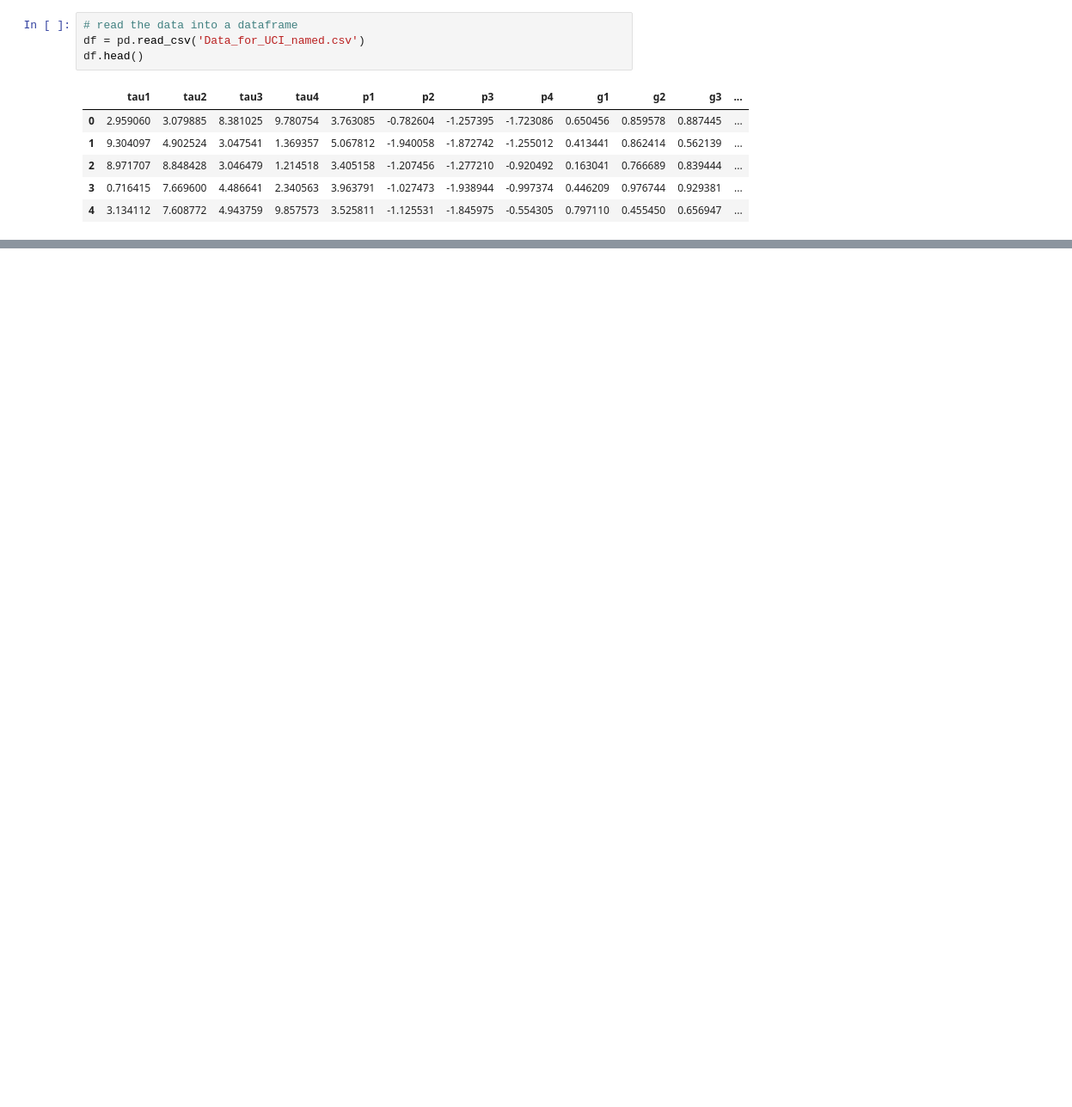
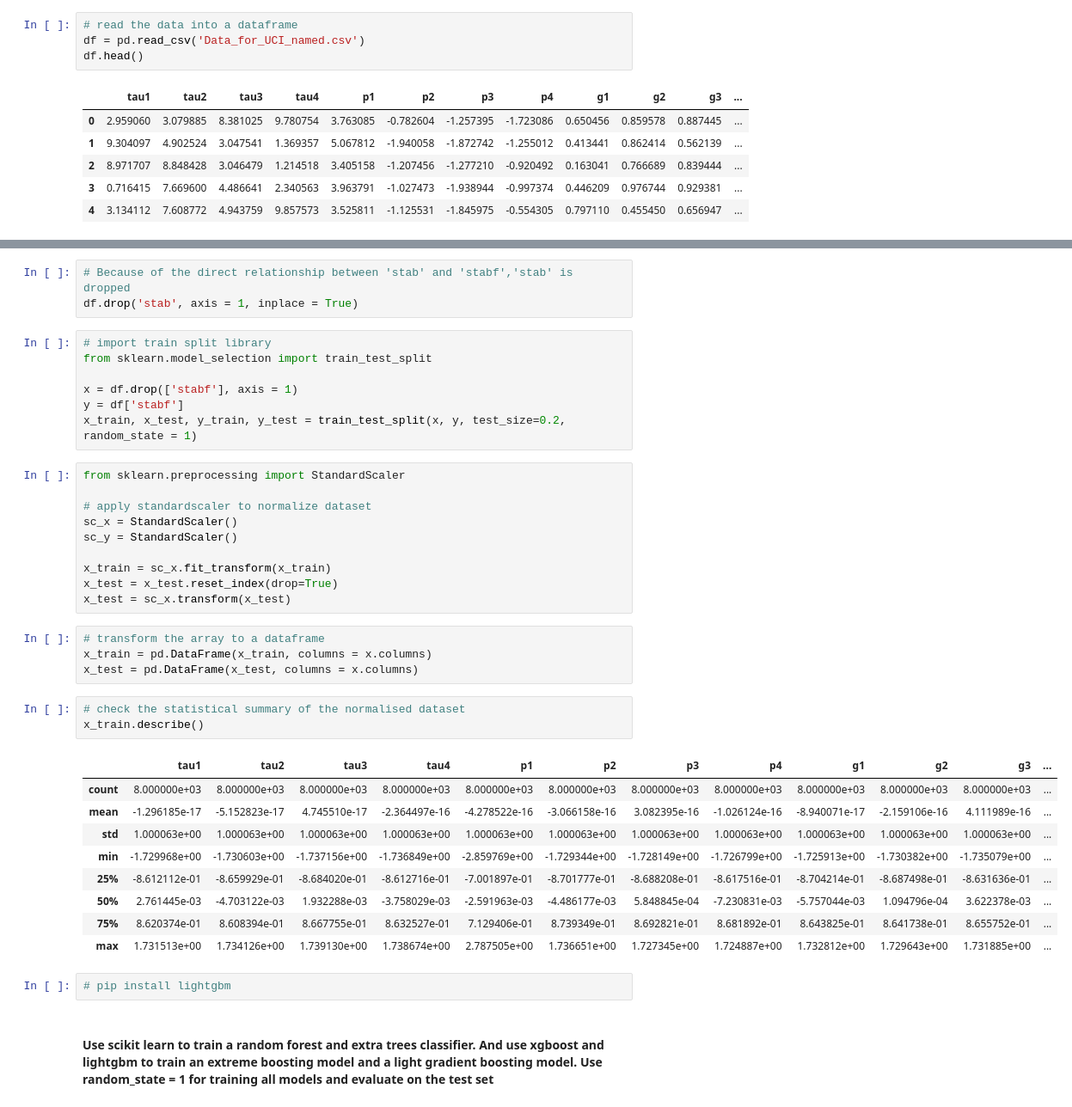
Before and after one commit to SofiyahElemide/HamoyeDSIntern_22, a Jupyter notebook: StageC/StageC.ipynb, the cells around one changed output, grey strips where cells are left out. Shown: that part at 86% size. Cells and saved outputs as stored; diff of their text form; blank space fills up the shorter version.

```diff
--- a/StageC/StageC.ipynb
+++ b/StageC/StageC.ipynb
@@ -15,0 +62,41 @@ df.head()
+# %%
+# Because of the direct relationship between 'stab' and 'stabf','stab' is dropped
+df.drop('stab', axis = 1, inplace = True)
+# %%
+# import train split library
+from sklearn.model_selection import train_test_split
+
+x = df.drop(['stabf'], axis = 1)
+y = df['stabf']
+x_train, x_test, y_train, y_test = train_test_split(x, y, test_size=0.2, random_state = 1)
+# %%
+from sklearn.preprocessing import StandardScaler
+
+# apply standardscaler to normalize dataset
+sc_x = StandardScaler()
+sc_y = StandardScaler()
+
+x_train = sc_x.fit_transform(x_train)
+x_test = x_test.reset_index(drop=True)
+x_test = sc_x.transform(x_test)
+# %%
+# transform the array to a dataframe
+x_train = pd.DataFrame(x_train, columns = x.columns)
+x_test = pd.DataFrame(x_test, columns = x.columns)
+# %%
+# check the statistical summary of the normalised dataset
+x_train.describe()
+# %% [output]
+|  | tau1 | tau2 | tau3 | tau4 | p1 | p2 | p3 | p4 | g1 | g2 | g3 | ... |
+| count | 8.000000e+03 | 8.000000e+03 | 8.000000e+03 | 8.000000e+03 | 8.000000e+03 | 8.000000e+03 | 8.000000e+03 | 8.000000e+03 | 8.000000e+03 | 8.000000e+03 | 8.000000e+03 | ... |
+| mean | -1.296185e-17 | -5.152823e-17 | 4.745510e-17 | -2.364497e-16 | -4.278522e-16 | -3.066158e-16 | 3.082395e-16 | -1.026124e-16 | -8.940071e-17 | -2.159106e-16 | 4.111989e-16 | ... |
+| std | 1.000063e+00 | 1.000063e+00 | 1.000063e+00 | 1.000063e+00 | 1.000063e+00 | 1.000063e+00 | 1.000063e+00 | 1.000063e+00 | 1.000063e+00 | 1.000063e+00 | 1.000063e+00 | ... |
+| min | -1.729968e+00 | -1.730603e+00 | -1.737156e+00 | -1.736849e+00 | -2.859769e+00 | -1.729344e+00 | -1.728149e+00 | -1.726799e+00 | -1.725913e+00 | -1.730382e+00 | -1.735079e+00 | ... |
+| 25% | -8.612112e-01 | -8.659929e-01 | -8.684020e-01 | -8.612716e-01 | -7.001897e-01 | -8.701777e-01 | -8.688208e-01 | -8.617516e-01 | -8.704214e-01 | -8.687498e-01 | -8.631636e-01 | ... |
+| 50% | 2.761445e-03 | -4.703122e-03 | 1.932288e-03 | -3.758029e-03 | -2.591963e-03 | -4.486177e-03 | 5.848845e-04 | -7.230831e-03 | -5.757044e-03 | 1.094796e-04 | 3.622378e-03 | ... |
+| 75% | 8.620374e-01 | 8.608394e-01 | 8.667755e-01 | 8.632527e-01 | 7.129406e-01 | 8.739349e-01 | 8.692821e-01 | 8.681892e-01 | 8.643825e-01 | 8.641738e-01 | 8.655752e-01 | ... |
+| max | 1.731513e+00 | 1.734126e+00 | 1.739130e+00 | 1.738674e+00 | 2.787505e+00 | 1.736651e+00 | 1.727345e+00 | 1.724887e+00 | 1.732812e+00 | 1.729643e+00 | 1.731885e+00 | ... |
+# %%
+# pip install lightgbm
+# %% [markdown]
+#### Use scikit learn to train a random forest and extra trees classifier. And use xgboost and lightgbm to train an extreme boosting model and a light gradient boosting model. Use random_state = 1 for training all models and evaluate on the test set
```
Also changed, not shown: parts of 21 cells of this notebook.
